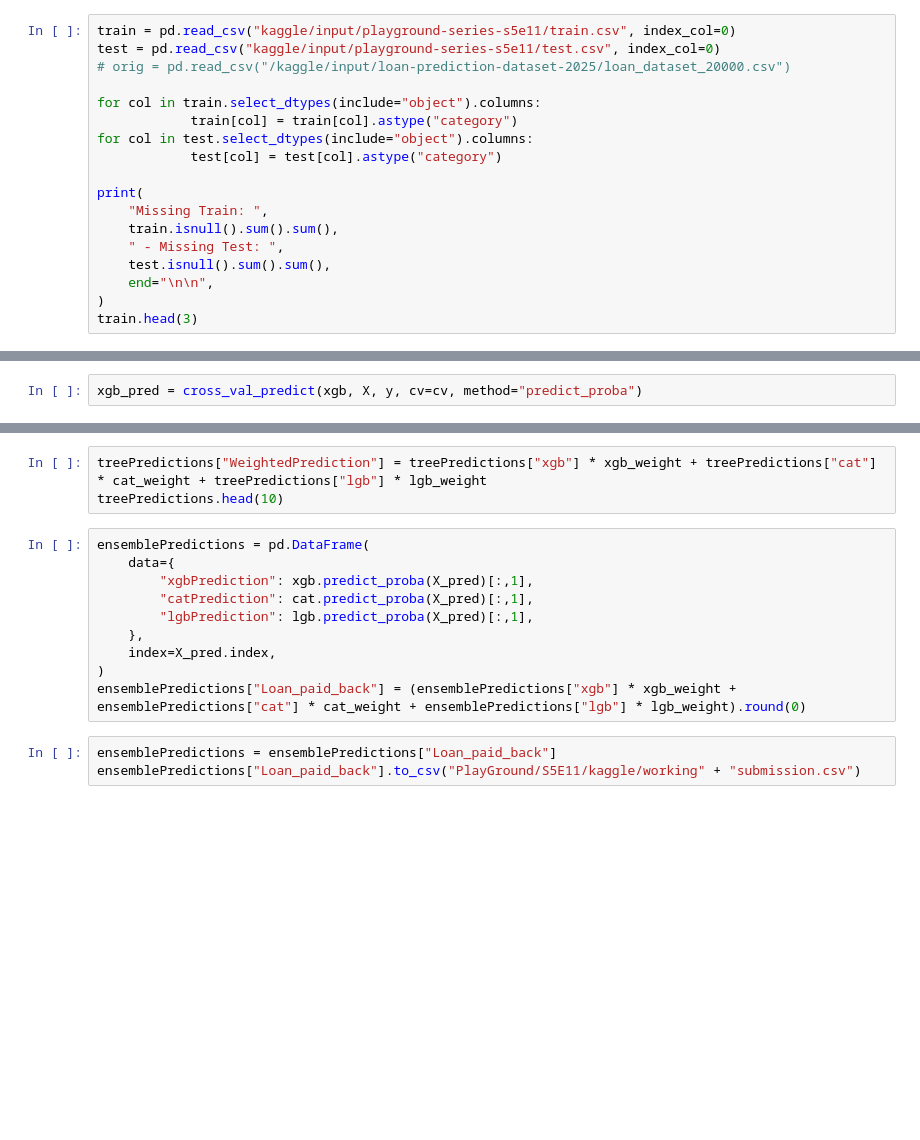
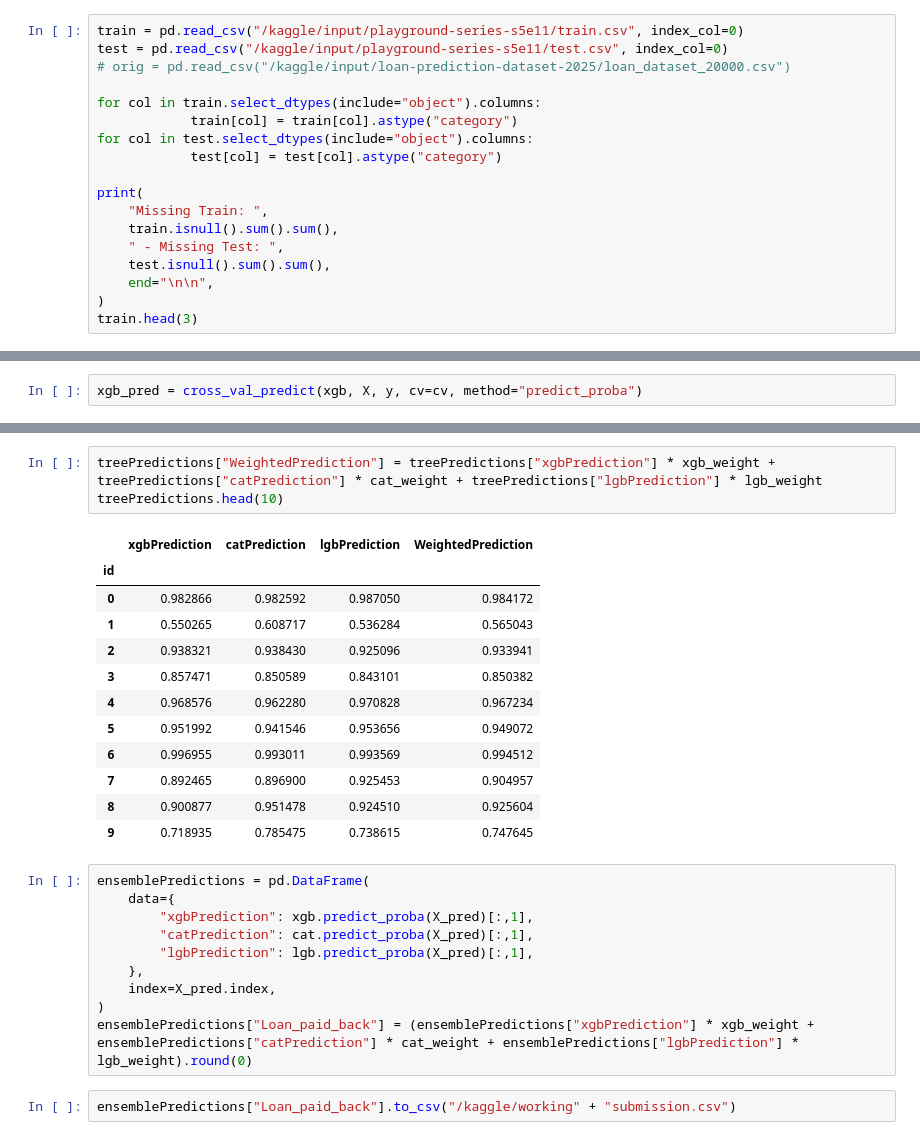
Before and after one commit to Frissie/Kaggle, a Jupyter notebook: PlayGround/S5E11/predicting-loan-payback-s5e11-xgboost.ipynb, the cells around one changed output, grey strips where cells are left out. Saved outputs shown, nothing was run; the diff lists cells and outputs as text; blank space fills up the shorter version.

```diff
--- a/PlayGround/S5E11/predicting-loan-payback-s5e11-xgboost.ipynb
+++ b/PlayGround/S5E11/predicting-loan-payback-s5e11-xgboost.ipynb
@@ -24,8 +24,8 @@ sns.set_palette("icefire")
 # %% [markdown]
 # Load and Overview
 # %%
-train = pd.read_csv("kaggle/input/playground-series-s5e11/train.csv", index_col=0)
-test = pd.read_csv("kaggle/input/playground-series-s5e11/test.csv", index_col=0)
+train = pd.read_csv("/kaggle/input/playground-series-s5e11/train.csv", index_col=0)
+test = pd.read_csv("/kaggle/input/playground-series-s5e11/test.csv", index_col=0)
 # orig = pd.read_csv("/kaggle/input/loan-prediction-dataset-2025/loan_dataset_20000.csv")
 
 for col in train.select_dtypes(include="object").columns:
@@ -220,6 +328,19 @@ treePredictions.head(10)
 # %%
-treePredictions["WeightedPrediction"] = treePredictions["xgb"] * xgb_weight + treePredictions["cat"] * cat_weight + treePredictions["lgb"] * lgb_weight
+treePredictions["WeightedPrediction"] = treePredictions["xgbPrediction"] * xgb_weight + treePredictions["catPrediction"] * cat_weight + treePredictions["lgbPrediction"] * lgb_weight
 treePredictions.head(10)
+# %% [output]
+|  | xgbPrediction | catPrediction | lgbPrediction | WeightedPrediction |
+| id |  |  |  |  |
+| 0 | 0.982866 | 0.982592 | 0.987050 | 0.984172 |
+| 1 | 0.550265 | 0.608717 | 0.536284 | 0.565043 |
+| 2 | 0.938321 | 0.938430 | 0.925096 | 0.933941 |
+| 3 | 0.857471 | 0.850589 | 0.843101 | 0.850382 |
+| 4 | 0.968576 | 0.962280 | 0.970828 | 0.967234 |
+| 5 | 0.951992 | 0.941546 | 0.953656 | 0.949072 |
+| 6 | 0.996955 | 0.993011 | 0.993569 | 0.994512 |
+| 7 | 0.892465 | 0.896900 | 0.925453 | 0.904957 |
+| 8 | 0.900877 | 0.951478 | 0.924510 | 0.925604 |
+| 9 | 0.718935 | 0.785475 | 0.738615 | 0.747645 |
 # %%
 ensemblePredictions = pd.DataFrame(
     data={
@@ -229,7 +350,6 @@ ensemblePredictions = pd.DataFrame(
     },
     index=X_pred.index,
 )
-ensemblePredictions["Loan_paid_back"] = (ensemblePredictions["xgb"] * xgb_weight + ensemblePredictions["cat"] * cat_weight + ensemblePredictions["lgb"] * lgb_weight).round(0)
+ensemblePredictions["Loan_paid_back"] = (ensemblePredictions["xgbPrediction"] * xgb_weight + ensemblePredictions["catPrediction"] * cat_weight + ensemblePredictions["lgbPrediction"] * lgb_weight).round(0)
 # %%
-ensemblePredictions = ensemblePredictions["Loan_paid_back"]
-ensemblePredictions["Loan_paid_back"].to_csv("PlayGround/S5E11/kaggle/working" + "submission.csv")
+ensemblePredictions["Loan_paid_back"].to_csv("/kaggle/working" + "submission.csv")
```
Also changed, not shown: parts of 10 cells of this notebook.
